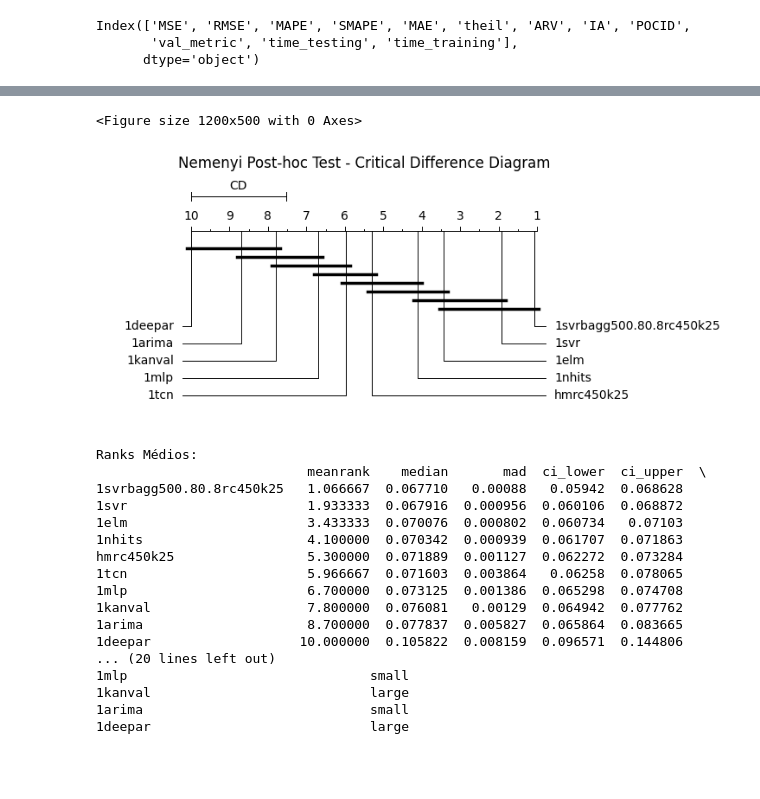
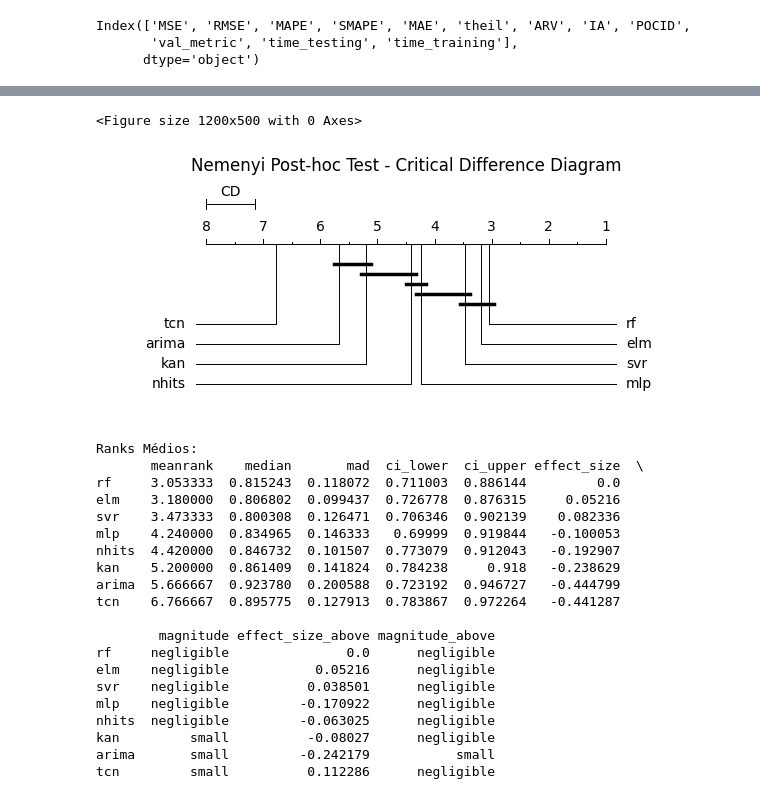
Before and after one commit to domingos108/experiments, a Jupyter notebook: notebook/calculate_metrics.ipynb, the cells around one changed output, grey strips where cells are left out. Cells and saved outputs as stored; diff of their text form; code cells hidden in the pictures; blank space fills up the shorter version.

```diff
--- a/notebook/calculate_metrics.ipynb
+++ b/notebook/calculate_metrics.ipynb
@@ -239,4 +211,6 @@ for key, df_serie in df_all_metrics.groupby(['ts']):
+# %%
+df_all_metrics[['horizonte', 'name']] = df_all_metrics['model'].str.extract(r'(\d+)([a-zA-Z]+)')
 # %%
 df_all = df_all_metrics.reset_index()
 # %%
-df_all = df_all.pivot(index=['index', 'ts' ], values='RMSE', columns='model').groupby('ts').ffill().reset_index()
+df_all = df_all.pivot(index=['index', 'ts', 'horizonte' ], values='RMSE', columns='name').groupby(['ts', 'horizonte']).ffill().reset_index()
@@ -263,10 +232,6 @@ df_all = df_all.pivot(index=['index', 'ts' ], values='RMSE', columns='model').gr
 # %%
-models = ['1arima', '1deepar', '1elm',
-       '1kanval',
-       '1mlp',
-      '1nhits', '1svr',
-       '1svrbagg500.80.8rc450k25', '1tcn',
-       'hmrc450k25']
+models = ['arima', 'elm', 'kan', 'mlp', 'nhits', 'rf', 'svr', 'tcn'#, 'combmean'
+         ]
 # %%
 import pandas as pd
 import matplotlib.pyplot as plt
@@ -275,12 +240,36 @@ import numpy as np
 
 # 1. Dados de exemplo (Substitua pelo seu DataFrame real)
 # Cada coluna é um algoritmo, cada linha é um dataset/fold
-data = df_all[models]
+data = df_all[models].copy()#[df_all['ts'].isin([
+    #'austres',
+   # 'milk',
+    #'pollution',
+    #'redwine',
+    #'sunspot',
+    #'temperature',
+    #'ozon'
+#])]#[models].copy()
+data = data.rename(columns={
+        '1arima': 'ARIMA',
+        '1kan': 'KAN',
+        '1mlp': 'MLP',
+        '1nhits':"NHITS",
+        '1tcn': 'TCN',
+        '1svr': 'SVR',
+        '1scn': 'SCN',
+        '1elm': 'ELM',
+       '1mpfs2050': 'Proposed'
+    }
+    )
 # 2. Executar o autorank
 # Se os dados não forem normais, ele usará Friedman automaticamente.
 # Se você quiser garantir o comportamento não-paramétrico,
 # o parâmetro correto para versões recentes é 'approach'.
-result = autorank(data, alpha=0.05, verbose=False, order='ascending', approach='frequentist')
+result = autorank(
+    data, alpha=0.05, verbose=False,
+    order='ascending',
+    approach='frequentist'
+)
 
 # 3. Gerar o gráfico de Diferença Crítica (CD Diagram)
 # O autorank só gera o CD diagram se o teste de Friedman for significativo
@@ -288,12 +277,15 @@ if result.posthoc == 'nemenyi':
     plt.figure(figsize=(12, 5))
     plot_stats(result)
     plt.title("Nemenyi Post-hoc Test - Critical Difference Diagram")
+    plt.savefig(f'nemenyi.pdf', format='pdf', bbox_inches='tight')
     plt.show()
 else:
     print(f"O teste post-hoc detectado foi: {result.posthoc}")
     print("Para gerar o CD diagram, o autorank precisa detectar dados não-paramétricos.")
     # Forçando o plot mesmo assim (se disponível para o teste detectado)
     plot_stats(result)
+
+
     plt.show()
 
 # 4. Ver os ranks médios calculados
@@ -320,22 +314,25 @@ hmrc450k25                 5.300000  0.071889  0.001127  0.062272  0.073284
 <Figure size 1200x500 with 0 Axes>
-[figure, old version]
+[figure, new version]
 Ranks Médios:
-                           meanrank    median       mad  ci_lower  ci_upper  \
-1svrbagg500.80.8rc450k25   1.066667  0.067710   0.00088   0.05942  0.068628
-1svr                       1.933333  0.067916  0.000956  0.060106  0.068872
-1elm                       3.433333  0.070076  0.000802  0.060734   0.07103
-1nhits                     4.100000  0.070342  0.000939  0.061707  0.071863
-hmrc450k25                 5.300000  0.071889  0.001127  0.062272  0.073284
-1tcn                       5.966667  0.071603  0.003864   0.06258  0.078065
-1mlp                       6.700000  0.073125  0.001386  0.065298  0.074708
-1kanval                    7.800000  0.076081   0.00129  0.064942  0.077762
-1arima                     8.700000  0.077837  0.005827  0.065864  0.083665
-1deepar                   10.000000  0.105822  0.008159  0.096571  0.144806
-... (20 lines left out)
-1mlp                               small
-1kanval                            large
-1arima                             small
-1deepar                            large
+       meanrank    median       mad  ci_lower  ci_upper effect_size  \
+rf     3.053333  0.815243  0.118072  0.711003  0.886144         0.0
+elm    3.180000  0.806802  0.099437  0.726778  0.876315     0.05216
+svr    3.473333  0.800308  0.126471  0.706346  0.902139    0.082336
+mlp    4.240000  0.834965  0.146333   0.69999  0.919844   -0.100053
+nhits  4.420000  0.846732  0.101507  0.773079  0.912043   -0.192907
+kan    5.200000  0.861409  0.141824  0.784238     0.918   -0.238629
+arima  5.666667  0.923780  0.200588  0.723192  0.946727   -0.444799
+tcn    6.766667  0.895775  0.127913  0.783867  0.972264   -0.441287
+
+        magnitude effect_size_above magnitude_above
+rf     negligible               0.0      negligible
+elm    negligible           0.05216      negligible
+svr    negligible          0.038501      negligible
+mlp    negligible         -0.170922      negligible
+nhits  negligible         -0.063025      negligible
+kan         small          -0.08027      negligible
+arima       small         -0.242179           small
+tcn         small          0.112286      negligible
 # %%
 print(f"Valor da Diferença Crítica (CD): {result.cd}")
 # %% [output]
```
Also changed, not shown: parts of 14 cells of this notebook, 26 other files.
